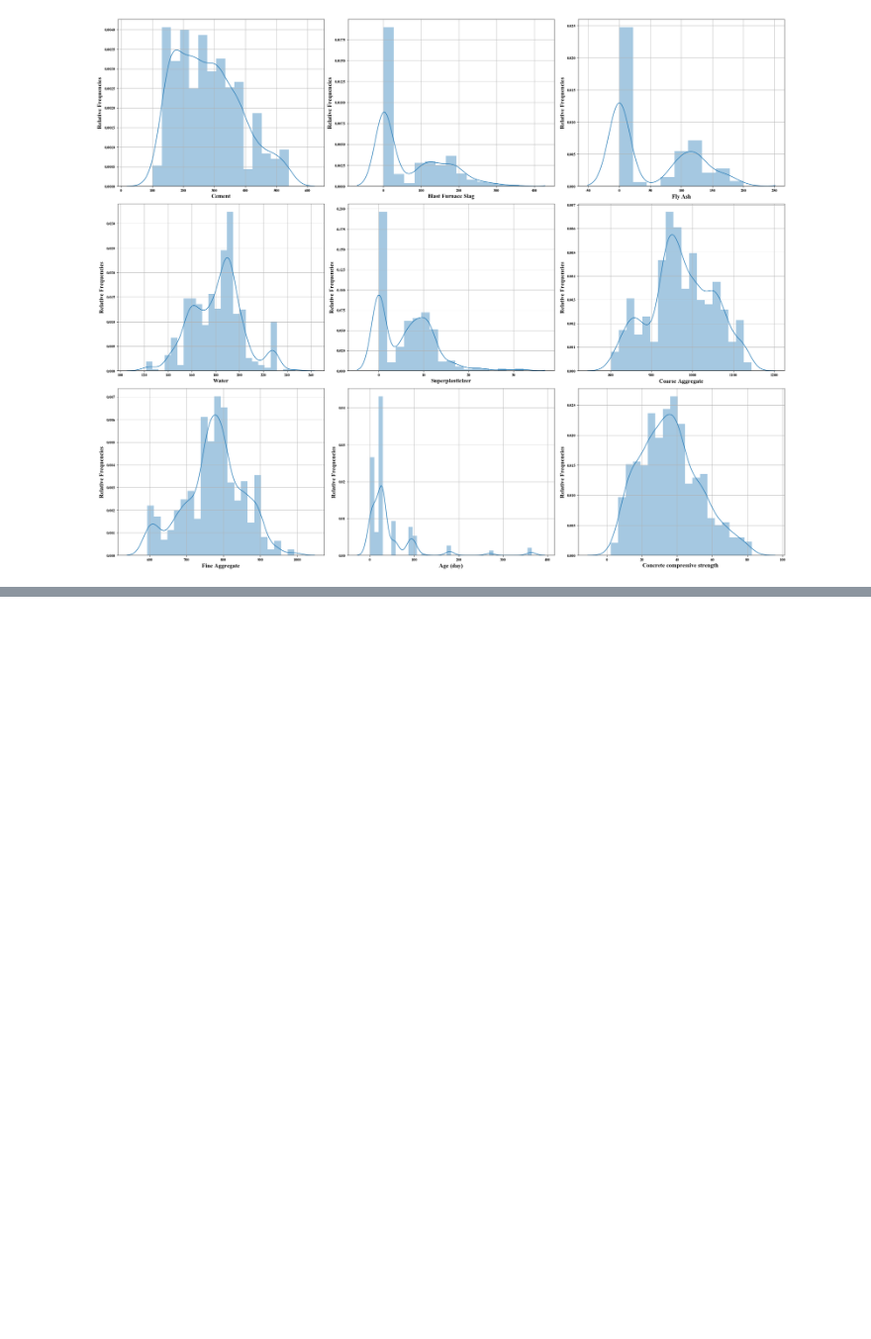
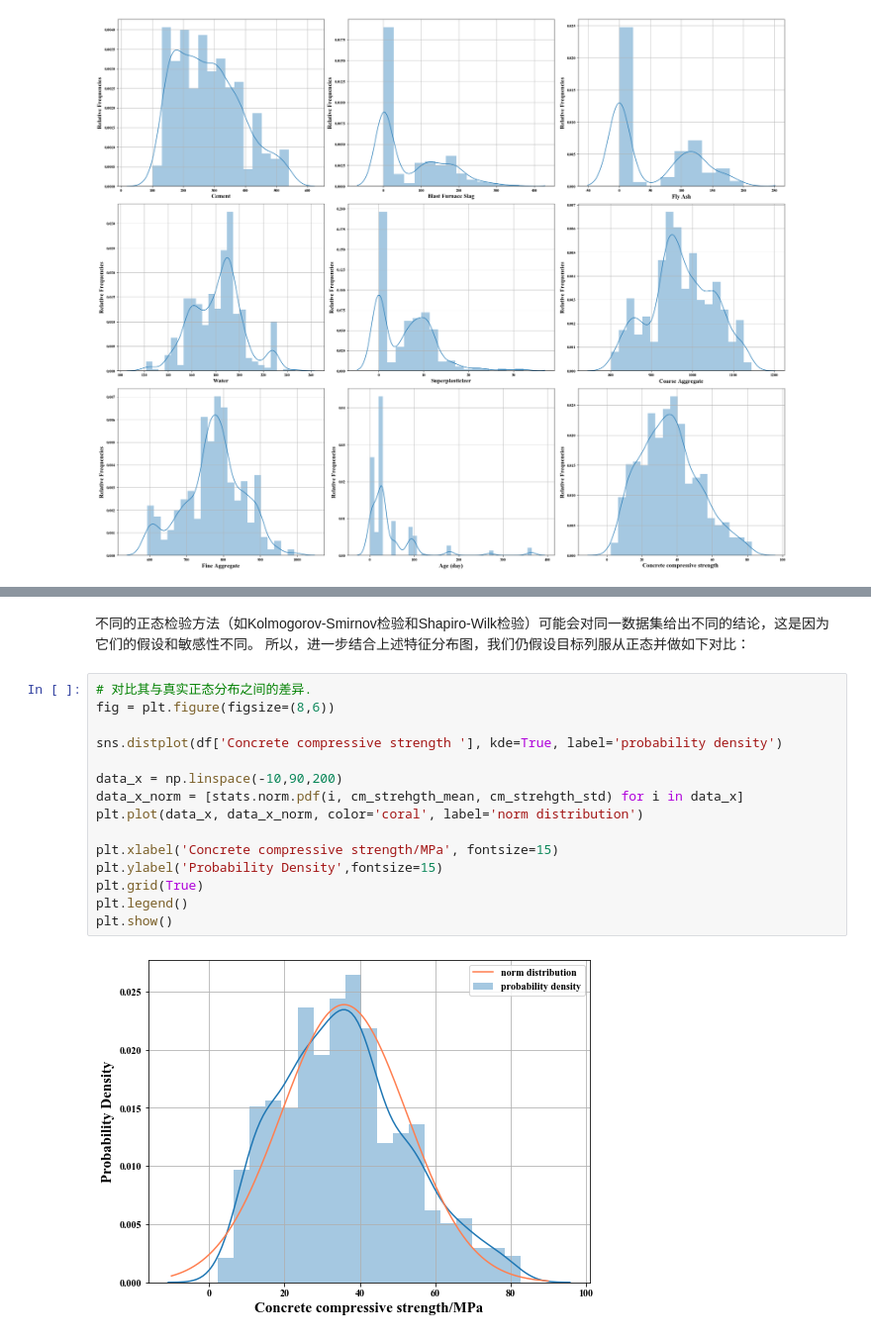
Before and after one commit to YaoXiao-CS/Work-Project-Collection, a Jupyter notebook: ML-利用机器学习预测混凝土抗压强度/【补充内容1】.ipynb, the cells around one changed output, grey strips where cells are left out. Shown at 99% size. Cells and saved outputs as stored; diff of their text form; blank space fills up the shorter version.

```diff
--- a/ML-利用机器学习预测混凝土抗压强度/【补充内容1】.ipynb
+++ b/ML-利用机器学习预测混凝土抗压强度/【补充内容1】.ipynb
@@ -77,0 +134,19 @@ plt.show()
+# %% [markdown]
+不同的正态检验方法（如Kolmogorov-Smirnov检验和Shapiro-Wilk检验）可能会对同一数据集给出不同的结论，这是因为它们的假设和敏感性不同。 所以，进一步结合上述特征分布图，我们仍假设目标列服从正态并做如下对比：
+# %%
+# 对比其与真实正态分布之间的差异.
+fig = plt.figure(figsize=(8,6))
+
+sns.distplot(df['Concrete compressive strength '], kde=True, label='probability density')
+
+data_x = np.linspace(-10,90,200)
+data_x_norm = [stats.norm.pdf(i, cm_strehgth_mean, cm_strehgth_std) for i in data_x]
+plt.plot(data_x, data_x_norm, color='coral', label='norm distribution')
+
+plt.xlabel('Concrete compressive strength/MPa', fontsize=15)
+plt.ylabel('Probability Density',fontsize=15)
+plt.grid(True)
+plt.legend()
+plt.show()
+# %% [output]
+[figure, added]
```
Also changed, not shown: parts of 11 cells of this notebook, 1 other file.
